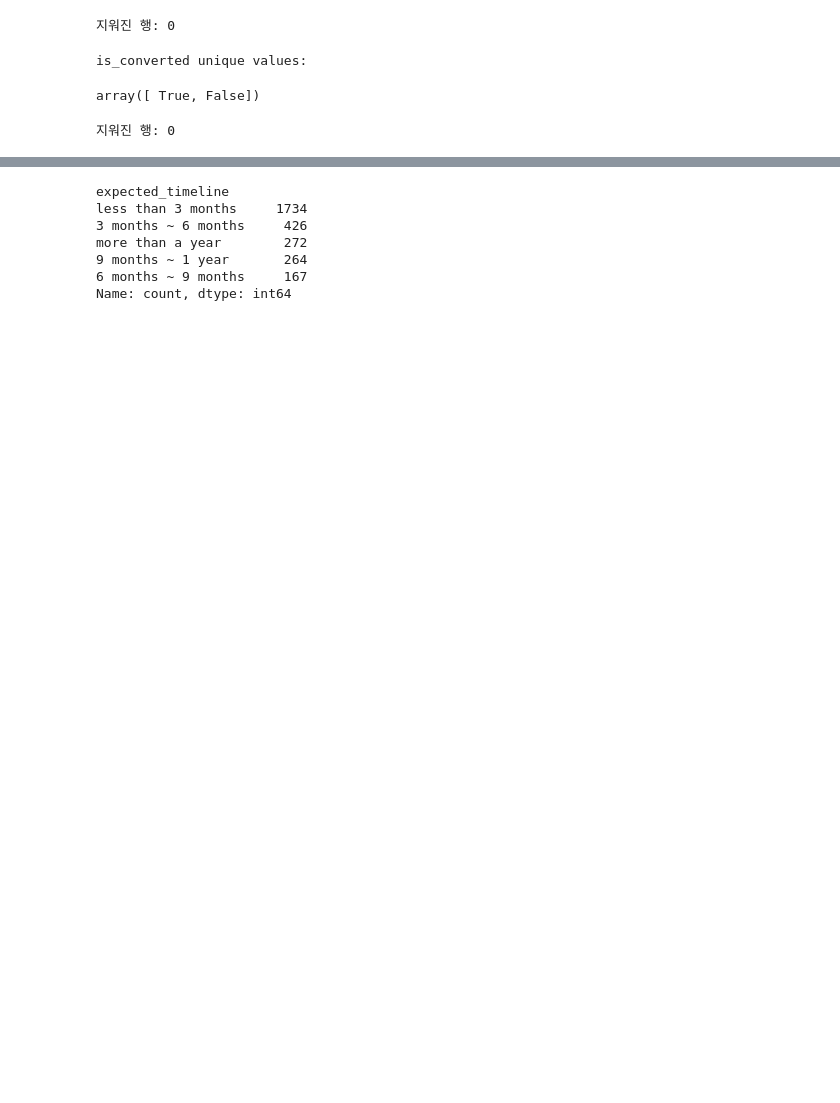
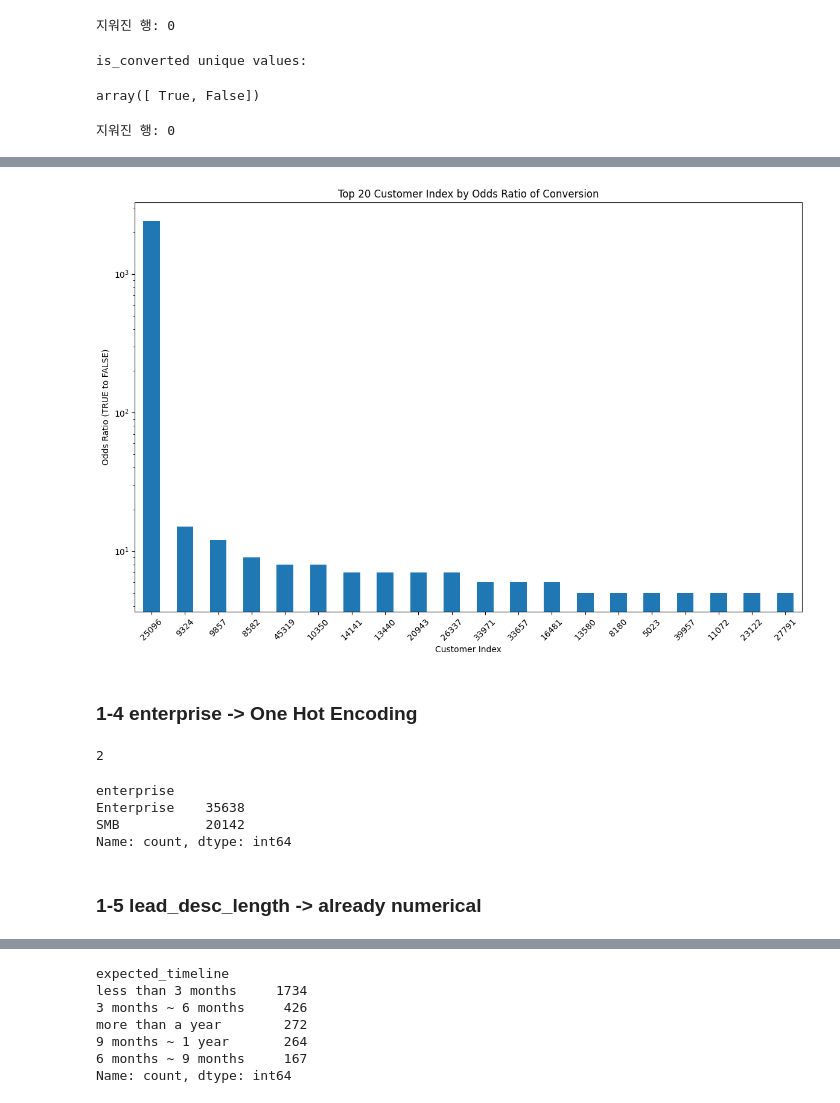
Before and after one commit to AhyoungOh/Coffee, a Jupyter notebook: NA_preprocess.ipynb, the cells around one changed output, grey strips where cells are left out. Drawn from its saved outputs; the diff is of its cells as text; code cells hidden in the pictures; blank space fills up the shorter version.

```diff
--- a/NA_preprocess.ipynb
+++ b/NA_preprocess.ipynb
@@ -57,0 +142,32 @@ len(df)
+# %%
+# Function to calculate odds ratio
+def calculate_odds_ratio(df):
+    # Count the number of True and False is_converted for each customer_idx
+    counts = df.groupby('customer_idx')['is_converted'].value_counts().unstack(fill_value=0)
+    # Calculate odds = (True+1) / (False+1) to avoid division by zero
+    odds_ratio = (counts['TRUE'] + 1) / (counts['FALSE'] + 1)
+    return odds_ratio.sort_values(ascending=False)
+
+# Assuming df is your DataFrame
+
+# Calculate odds ratios for each customer_idx
+odds_ratios = calculate_odds_ratio(df)
+
+# Select the top N odds ratios for visualization, e.g., top 20
+top_n = 20
+top_odds_ratios = odds_ratios.head(top_n)
+
+# Create a bar plot for the top N odds ratios
+plt.figure(figsize=(12, 8))
+top_odds_ratios.plot(kind='bar')
+plt.xlabel('Customer Index')
+plt.ylabel('Odds Ratio (TRUE to FALSE)')
+plt.title(f'Top {top_n} Customer Index by Odds Ratio of Conversion')
+plt.xticks(rotation=45)
+plt.tight_layout()  # Adjust layout to make sure everything fits without overlapping
+
+plt.yscale('log')  # Use a logarithmic scale for better readability
+
+plt.show()
+# %% [output]
+[figure, added]
@@ -57,0 +176,17 @@ len(df)
+# %% [markdown]
+### 1-4 enterprise -> One Hot Encoding
+# %%
+print(len(df.enterprise.unique()))
+value_counts = df.enterprise.value_counts()
+value_counts
+# print(value_counts[value_counts > 50])
+
+# just need categorical encoding
+# %% [output]
+2
+enterprise
+Enterprise    35638
+SMB           20142
+Name: count, dtype: int64
+# %% [markdown]
+### 1-5 lead_desc_length -> already numerical
```
Also changed, not shown: parts of 148 cells of this notebook, 11 other files.
